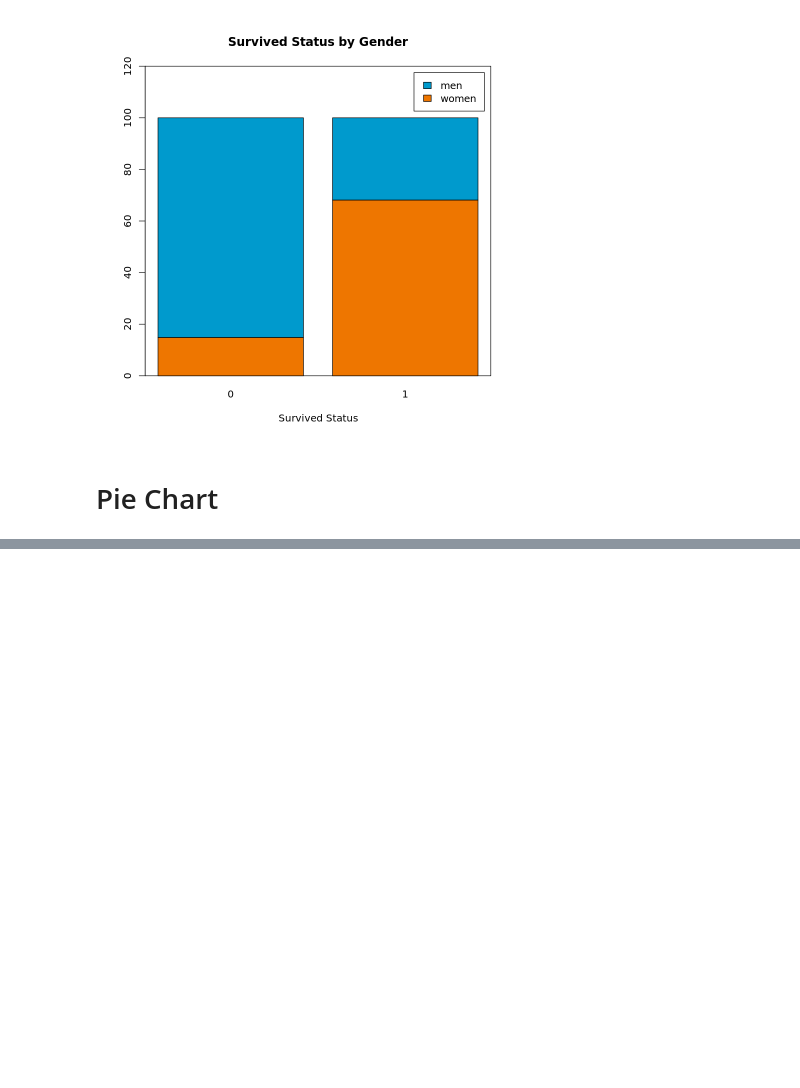
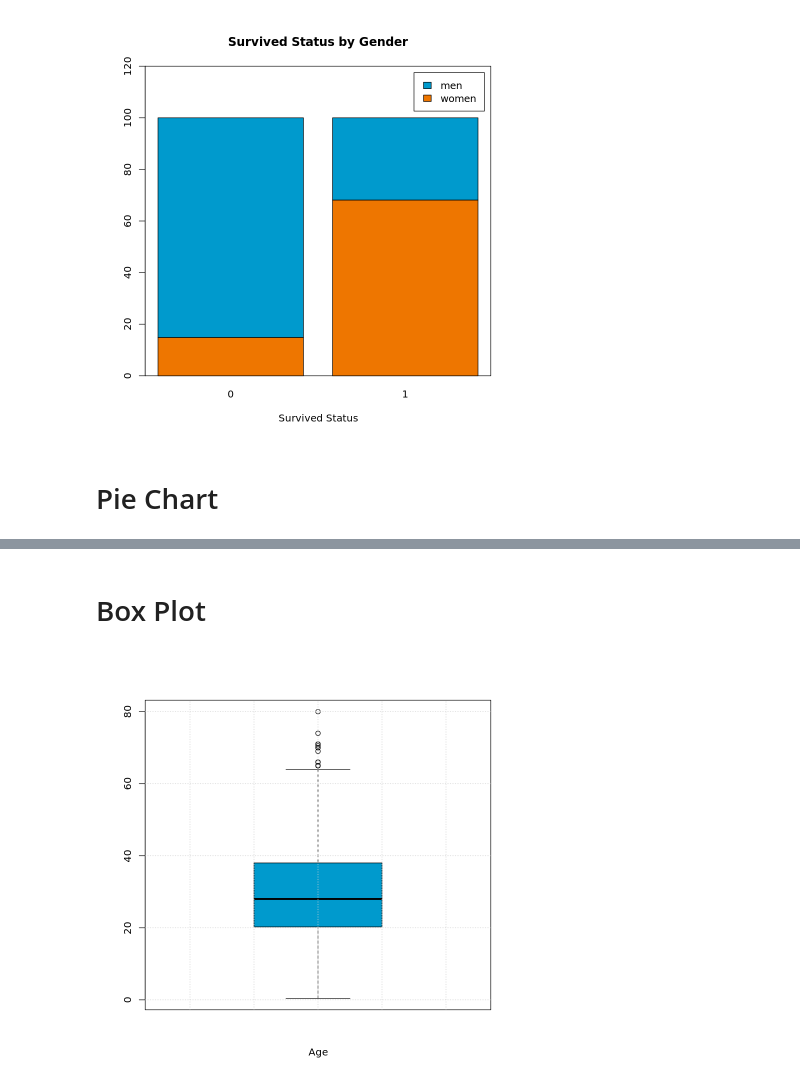
Before and after one commit to oscarm524/R_Programming, a Jupyter notebook: Data_Visualization/Data_Visualization.ipynb, the cells around one changed output, grey strips where cells are left out. Drawn from its saved outputs; the diff is of its cells as text; code cells hidden in the pictures; blank space fills up the shorter version.

```diff
--- a/Data_Visualization/Data_Visualization.ipynb
+++ b/Data_Visualization/Data_Visualization.ipynb
@@ -132,0 +143,13 @@ box()
+# %% [markdown]
+# Box Plot
+# %%
+## Defining the pdf file to save plot
+# pdf('boxplot.pdf', width = 10, height = 8)
+
+## Creating a box plot of Age
+boxplot(titanic$Age, xlab = 'Age', col = 'deepskyblue3')
+grid()
+
+# dev.off()
+# %% [output]
+[figure, added]
```
Also changed, not shown: parts of 7 cells of this notebook.
